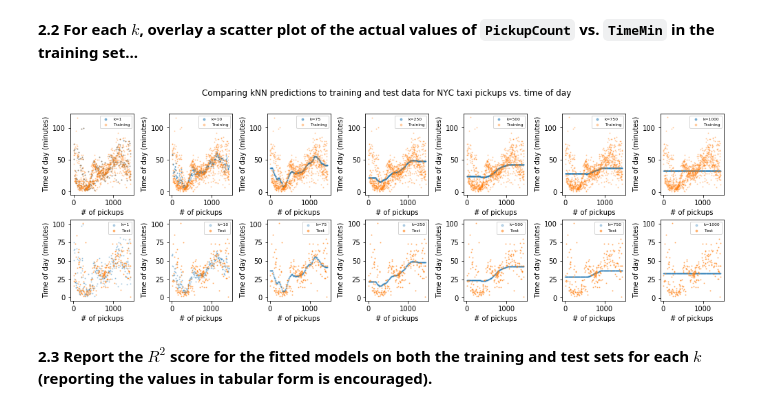
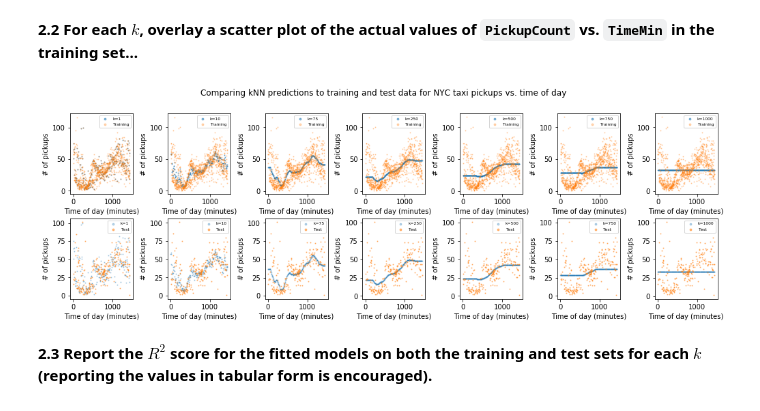
Before and after one commit to songdavidb/cs109aHW, a Jupyter notebook: cs109a_hw2/cs109a_hw2.ipynb, the cells around one changed output. Saved outputs shown, nothing was run; the diff lists cells and outputs as text; code cells hidden in the pictures.

```diff
--- a/cs109a_hw2/cs109a_hw2.ipynb
+++ b/cs109a_hw2/cs109a_hw2.ipynb
@@ -182,36 +182,36 @@ KNNmodels
 # %%
 # your code here
 fig, ax = plt.subplots(2, 7, figsize = (17,5))
 
 plt.subplots_adjust(wspace = 0.55, hspace = 0.3)
 plt.suptitle('Comparing kNN predictions to training and test data for NYC taxi pickups vs. time of day')
 
 x_grid = np.linspace(np.min(X_train), np.max(X_train), 240)
 
 # Plot
 count = 0
 for k, reg_obj in KNNmodels.items():
     predictions = reg_obj.predict(x_grid.reshape(-1,1))
     ax[0,count].scatter(x_grid, predictions, label="k={}".format(k), s=1, alpha=0.5)
     ax[0, count].scatter(X_train, y_train, label ="Training", s=1, alpha=0.3)
-    ax[0,count].set_xlabel('# of pickups')
-    ax[0,count].set_ylabel('Time of day (minutes)')
+    ax[0,count].set_ylabel('# of pickups')
+    ax[0,count].set_xlabel('Time of day (minutes)')
 
     ax[1,count].scatter(x_grid, predictions, label="k={}".format(k), s=1, alpha=0.3)
     ax[1, count].scatter(x_test, y_test, label ="Test", s=1, alpha=0.5)
-    ax[1,count].set_xlabel('# of pickups')
-    ax[1,count].set_ylabel('Time of day (minutes)')
+    ax[1,count].set_ylabel('# of pickups')
+    ax[1,count].set_xlabel('Time of day (minutes)')
 
 #https://stackoverflow.com/questions/24706125/setting-a-fixed-size-for-points-in-legend
     legend1 = ax[0, count].legend(prop={'size': 6})
     for handle in legend1.legendHandles:
         handle.set_sizes([8.0])
     legend2 = ax[1, count].legend(prop={'size': 6})
     for handle in legend2.legendHandles:
         handle.set_sizes([8.0])
     count+=1
 # %% [output]
-[figure, old version]
+[figure, new version]
 # %% [markdown]
 **2.3 Report the $R^2$ score for the fitted models on both the training and test sets for each $k$ (reporting the values in tabular form is encouraged).**
 # %%
```
Also changed, not shown: parts of 11 cells of this notebook.
